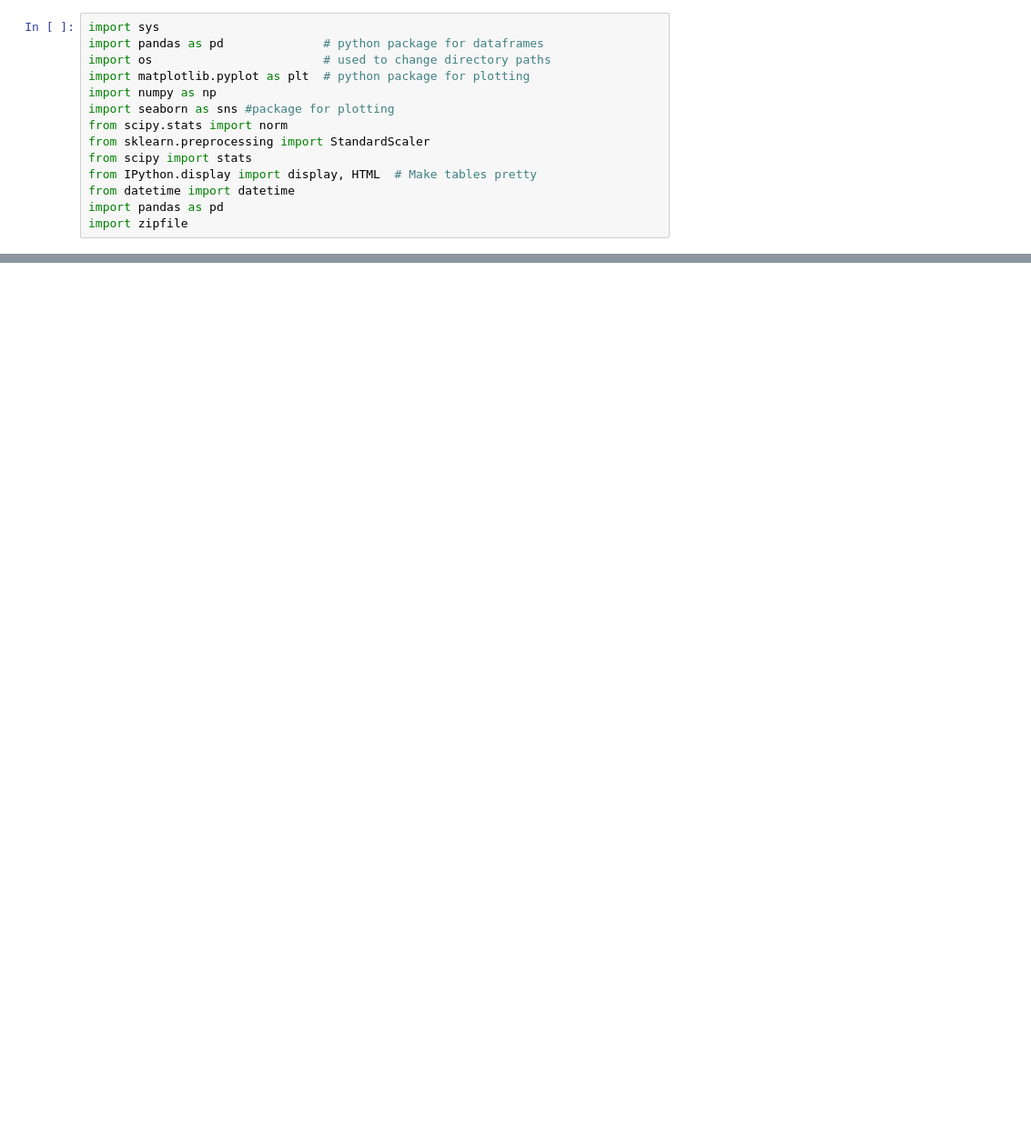
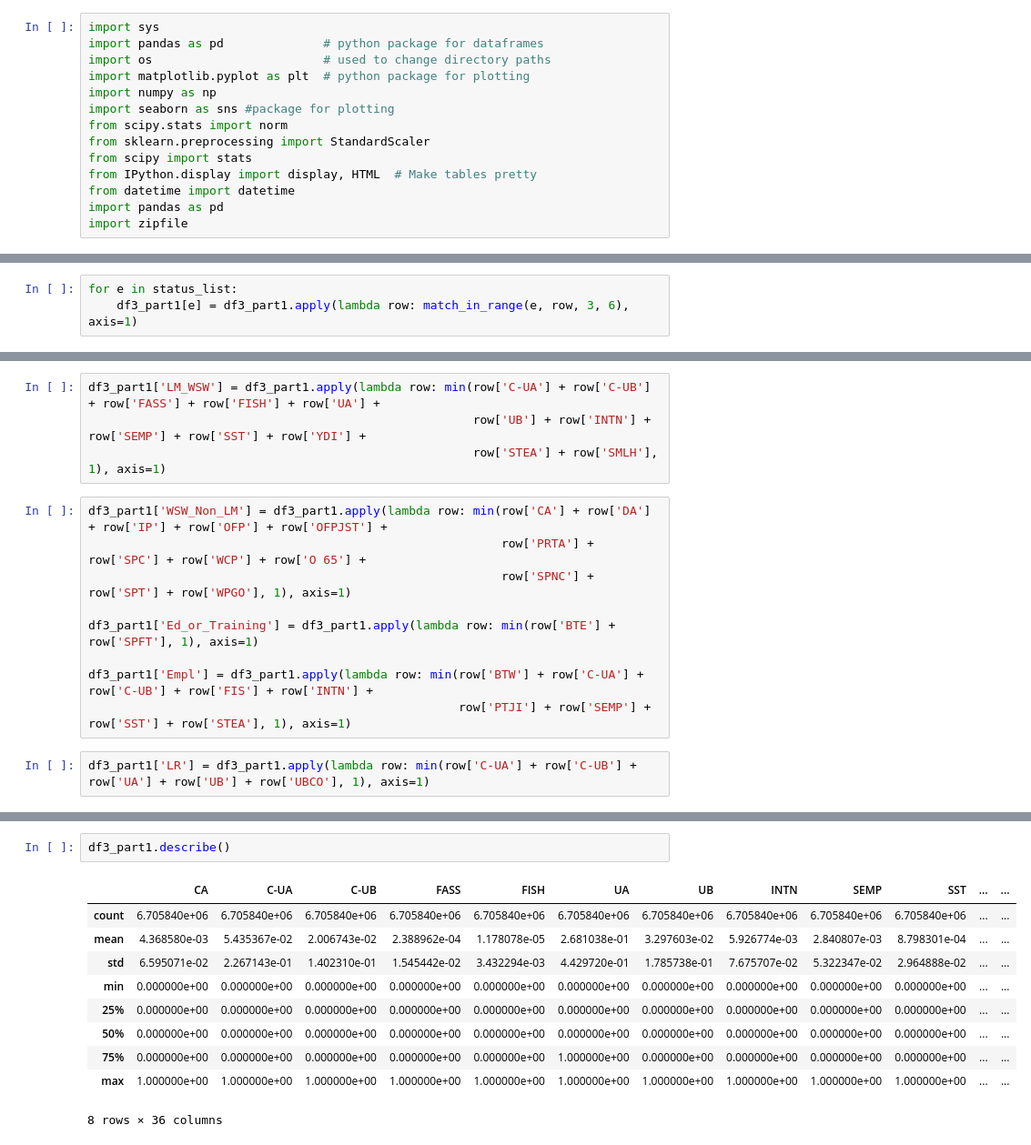
Before and after one commit to ciaranjudge/evaluation_jp, a Jupyter notebook: WeeklyStatus.ipynb, the cells around one changed output, grey strips where cells are left out. Shown at 91% size. Saved outputs shown, nothing was run; the diff lists cells and outputs as text; blank space fills up the shorter version.

```diff
--- a/WeeklyStatus.ipynb
+++ b/WeeklyStatus.ipynb
@@ -37,0 +236,3 @@ df.head()
+# %%
+for e in status_list:
+    df3_part1[e] = df3_part1.apply(lambda row: match_in_range(e, row, 3, 6), axis=1)
@@ -46,0 +329,15 @@ Flags : EMPL==1 if values in FIS C-UA C-UB WFP BTW
+# %%
+df3_part1['LM_WSW'] = df3_part1.apply(lambda row: min(row['C-UA'] + row['C-UB'] + row['FASS'] + row['FISH'] + row['UA'] +
+                                                      row['UB'] + row['INTN'] + row['SEMP'] + row['SST'] + row['YDI'] +
+                                                      row['STEA'] + row['SMLH'], 1), axis=1)
+# %%
+df3_part1['WSW_Non_LM'] = df3_part1.apply(lambda row: min(row['CA'] + row['DA'] + row['IP'] + row['OFP'] + row['OFPJST'] +
+                                                          row['PRTA'] + row['SPC'] + row['WCP'] + row['O 65'] +
+                                                          row['SPNC'] + row['SPT'] + row['WPGO'], 1), axis=1)
+
+df3_part1['Ed_or_Training'] = df3_part1.apply(lambda row: min(row['BTE'] + row['SPFT'], 1), axis=1)
+
+df3_part1['Empl'] = df3_part1.apply(lambda row: min(row['BTW'] + row['C-UA'] + row['C-UB'] + row['FIS'] + row['INTN'] +
+                                                    row['PTJI'] + row['SEMP'] + row['SST'] + row['STEA'], 1), axis=1)
+# %%
+df3_part1['LR'] = df3_part1.apply(lambda row: min(row['C-UA'] + row['C-UB'] + row['UA'] + row['UB'] + row['UBCO'], 1), axis=1)
@@ -46,0 +354,13 @@ Flags : EMPL==1 if values in FIS C-UA C-UB WFP BTW
+# %%
+df3_part1.describe()
+# %% [output]
+|  | CA | C-UA | C-UB | FASS | FISH | UA | UB | INTN | SEMP | SST | ... | ... |
+| count | 6.705840e+06 | 6.705840e+06 | 6.705840e+06 | 6.705840e+06 | 6.705840e+06 | 6.705840e+06 | 6.705840e+06 | 6.705840e+06 | 6.705840e+06 | 6.705840e+06 | ... | ... |
+| mean | 4.368580e-03 | 5.435367e-02 | 2.006743e-02 | 2.388962e-04 | 1.178078e-05 | 2.681038e-01 | 3.297603e-02 | 5.926774e-03 | 2.840807e-03 | 8.798301e-04 | ... | ... |
+| std | 6.595071e-02 | 2.267143e-01 | 1.402310e-01 | 1.545442e-02 | 3.432294e-03 | 4.429720e-01 | 1.785738e-01 | 7.675707e-02 | 5.322347e-02 | 2.964888e-02 | ... | ... |
+| min | 0.000000e+00 | 0.000000e+00 | 0.000000e+00 | 0.000000e+00 | 0.000000e+00 | 0.000000e+00 | 0.000000e+00 | 0.000000e+00 | 0.000000e+00 | 0.000000e+00 | ... | ... |
+| 25% | 0.000000e+00 | 0.000000e+00 | 0.000000e+00 | 0.000000e+00 | 0.000000e+00 | 0.000000e+00 | 0.000000e+00 | 0.000000e+00 | 0.000000e+00 | 0.000000e+00 | ... | ... |
+| 50% | 0.000000e+00 | 0.000000e+00 | 0.000000e+00 | 0.000000e+00 | 0.000000e+00 | 0.000000e+00 | 0.000000e+00 | 0.000000e+00 | 0.000000e+00 | 0.000000e+00 | ... | ... |
+| 75% | 0.000000e+00 | 0.000000e+00 | 0.000000e+00 | 0.000000e+00 | 0.000000e+00 | 1.000000e+00 | 0.000000e+00 | 0.000000e+00 | 0.000000e+00 | 0.000000e+00 | ... | ... |
+| max | 1.000000e+00 | 1.000000e+00 | 1.000000e+00 | 1.000000e+00 | 1.000000e+00 | 1.000000e+00 | 1.000000e+00 | 1.000000e+00 | 1.000000e+00 | 1.000000e+00 | ... | ... |
+8 rows × 36 columns
```
Also changed, not shown: parts of 67 cells of this notebook.
